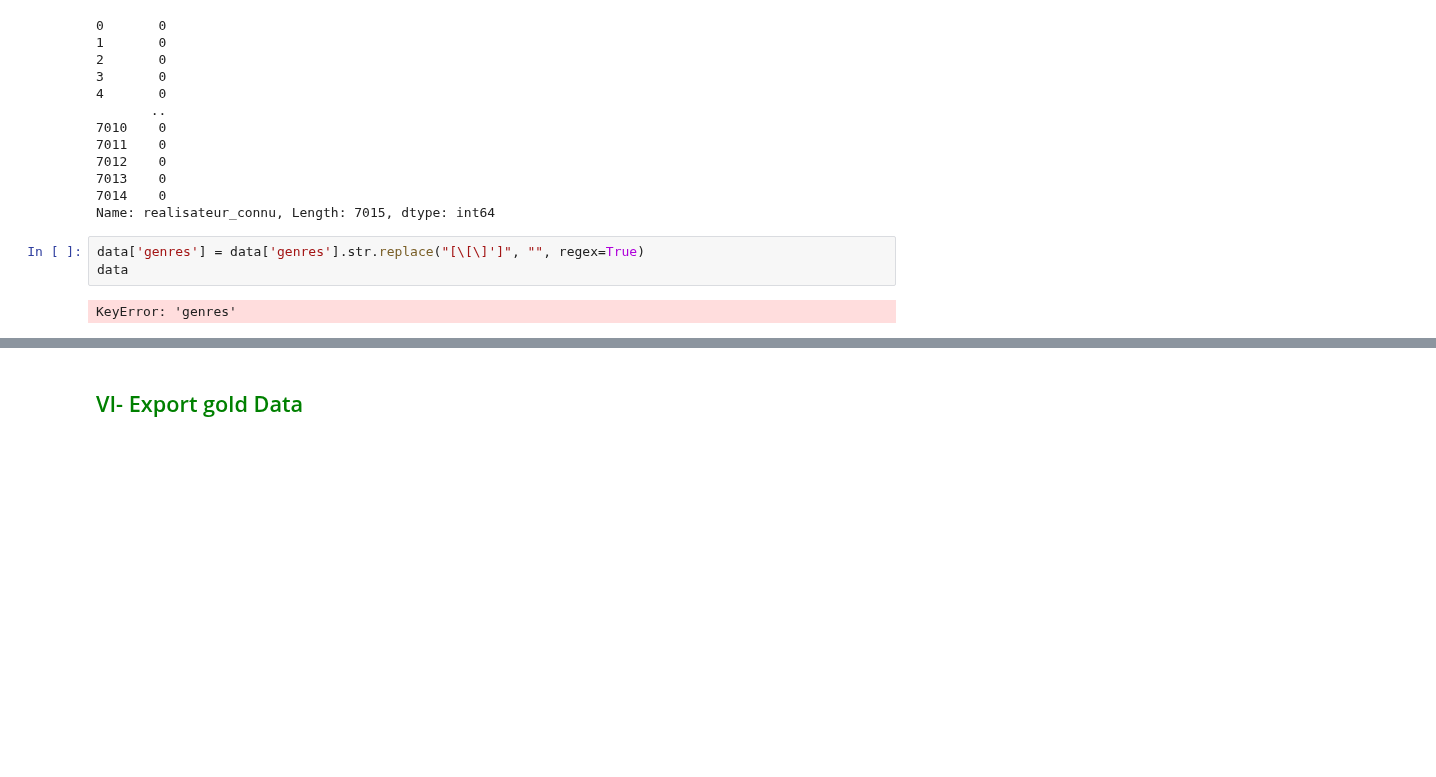
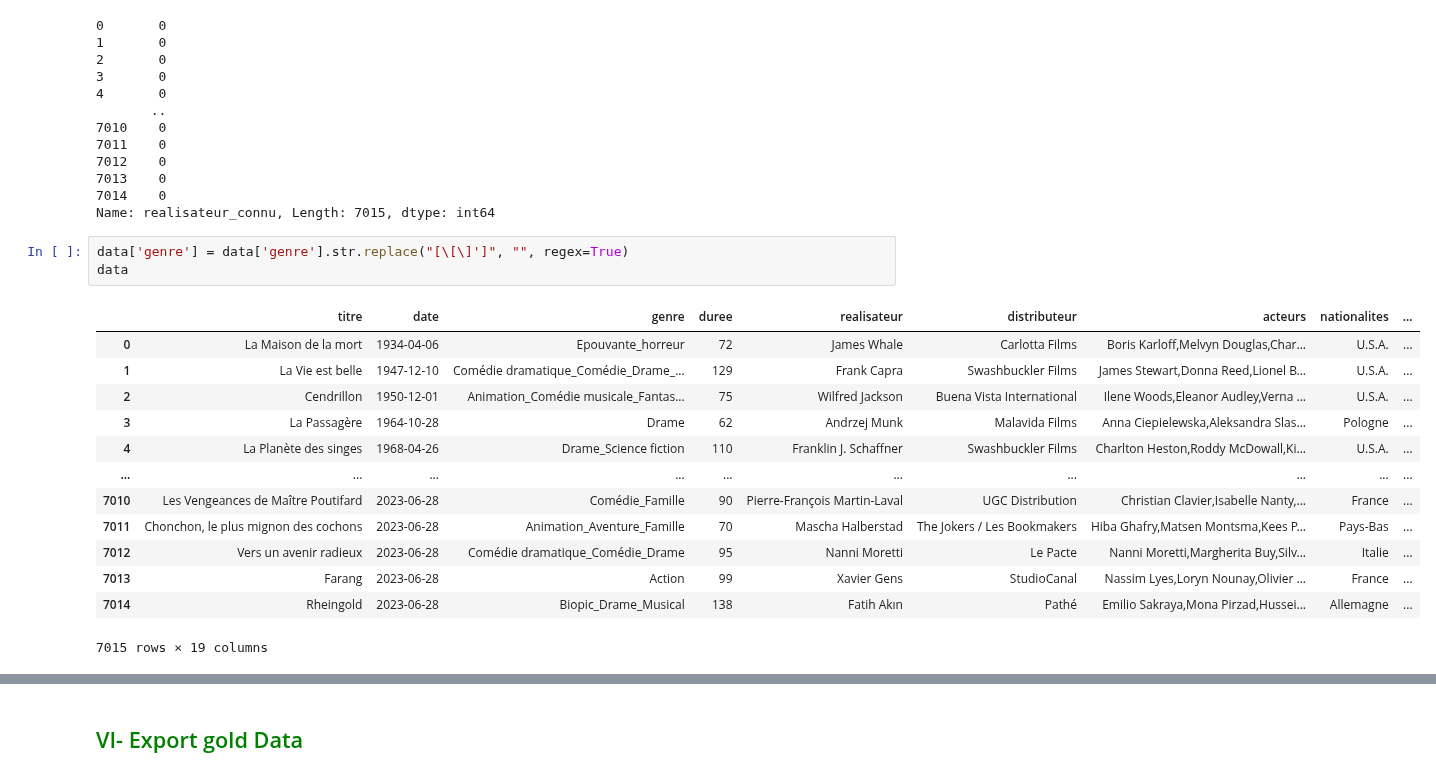
Before and after one commit to RolaMmss/prevoir_la_popularite_d_un_film, a Jupyter notebook: feature engineering/feature engineering.ipynb, the cells around one changed output, grey strips where cells are left out. Drawn from its saved outputs; the diff is of its cells as text; blank space fills up the shorter version.

```diff
--- a/feature engineering/feature engineering.ipynb
+++ b/feature engineering/feature engineering.ipynb
@@ -188,7 +188,19 @@ data['realisateur_connu']
 7014    0
 Name: realisateur_connu, Length: 7015, dtype: int64
 # %%
-data['genres'] = data['genres'].str.replace("[\[\]']", "", regex=True)
+data['genre'] = data['genre'].str.replace("[\[\]']", "", regex=True)
 data
 # %% [output]
+|  | titre | date | genre | duree | realisateur | distributeur | acteurs | nationalites | ... |
+| 0 | La Maison de la mort | 1934-04-06 | Epouvante_horreur | 72 | James Whale | Carlotta Films | Boris Karloff,Melvyn Douglas,Char... | U.S.A. | ... |
+| 1 | La Vie est belle | 1947-12-10 | Comédie dramatique_Comédie_Drame_... | 129 | Frank Capra | Swashbuckler Films | James Stewart,Donna Reed,Lionel B... | U.S.A. | ... |
+| 2 | Cendrillon | 1950-12-01 | Animation_Comédie musicale_Fantas... | 75 | Wilfred Jackson | Buena Vista International | Ilene Woods,Eleanor Audley,Verna ... | U.S.A. | ... |
+| 3 | La Passagère | 1964-10-28 | Drame | 62 | Andrzej Munk | Malavida Films | Anna Ciepielewska,Aleksandra Slas... | Pologne | ... |
+| 4 | La Planète des singes | 1968-04-26 | Drame_Science fiction | 110 | Franklin J. Schaffner | Swashbuckler Films | Charlton Heston,Roddy McDowall,Ki... | U.S.A. | ... |
+| ... | ... | ... | ... | ... | ... | ... | ... | ... | ... |
+| 7010 | Les Vengeances de Maître Poutifard | 2023-06-28 | Comédie_Famille | 90 | Pierre-François Martin-Laval | UGC Distribution | Christian Clavier,Isabelle Nanty,... | France | ... |
+| 7011 | Chonchon, le plus mignon des cochons | 2023-06-28 | Animation_Aventure_Famille | 70 | Mascha Halberstad | The Jokers / Les Bookmakers | Hiba Ghafry,Matsen Montsma,Kees P... | Pays-Bas | ... |
+| 7012 | Vers un avenir radieux | 2023-06-28 | Comédie dramatique_Comédie_Drame | 95 | Nanni Moretti | Le Pacte | Nanni Moretti,Margherita Buy,Silv... | Italie | ... |
+| 7013 | Farang | 2023-06-28 | Action | 99 | Xavier Gens | StudioCanal | Nassim Lyes,Loryn Nounay,Olivier ... | France | ... |
+| 7014 | Rheingold | 2023-06-28 | Biopic_Drame_Musical | 138 | Fatih Akın | Pathé | Emilio Sakraya,Mona Pirzad,Hussei... | Allemagne | ... |
-KeyError: 'genres'
+7015 rows × 19 columns
```
Also changed, not shown: parts of 9 cells of this notebook, 3 other files.
